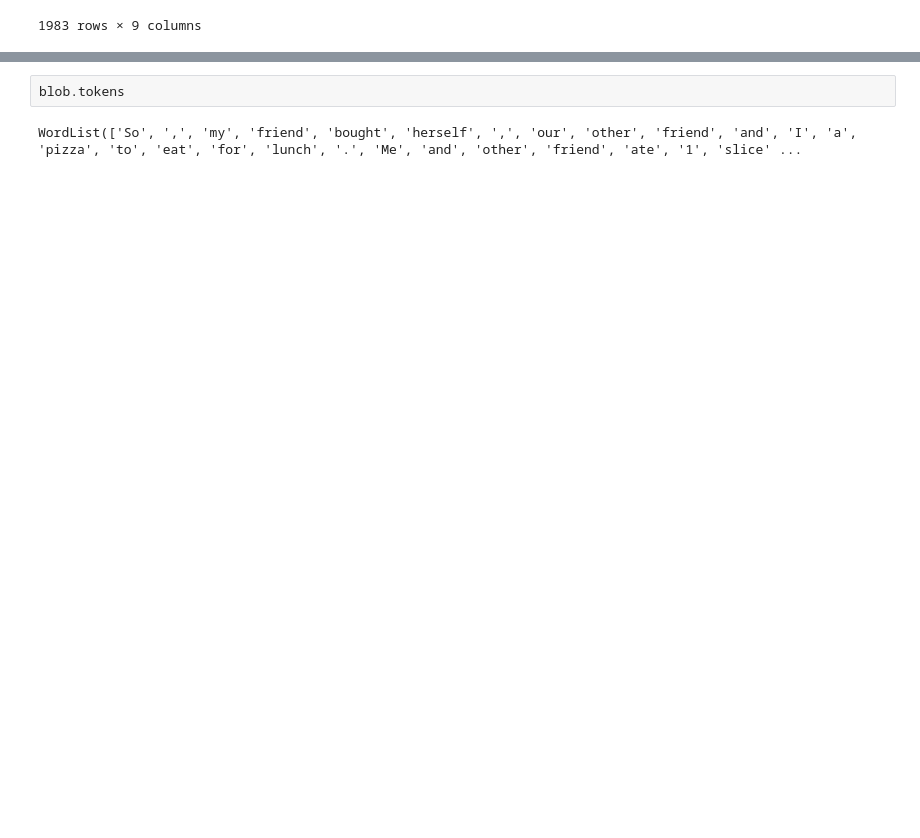
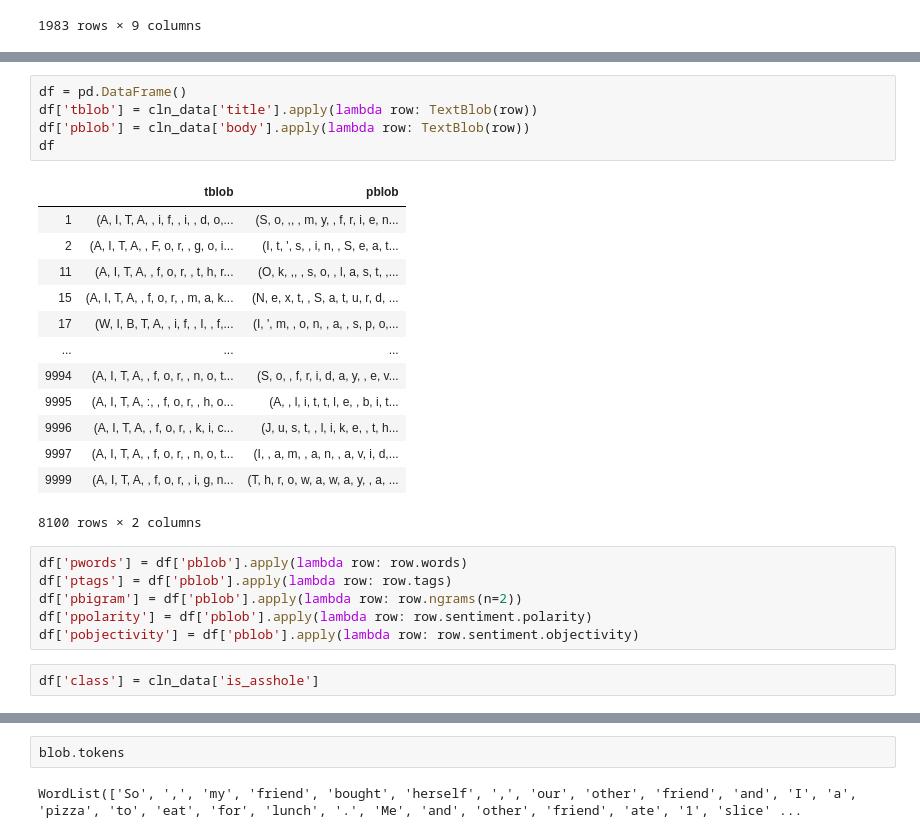
Before and after one commit to sierrabroussard/aita-project, a Jupyter notebook: aita_feature_extraction.ipynb, the cells around one changed output, grey strips where cells are left out. Saved outputs shown, nothing was run; the diff lists cells and outputs as text; blank space fills up the shorter version.

```diff
--- a/aita_feature_extraction.ipynb
+++ b/aita_feature_extraction.ipynb
@@ -163,0 +150,27 @@ blob = TextBlob(ah['body'].iloc[0])
+# %%
+df = pd.DataFrame()
+df['tblob'] = cln_data['title'].apply(lambda row: TextBlob(row))
+df['pblob'] = cln_data['body'].apply(lambda row: TextBlob(row))
+df
+# %% [output]
+|  | tblob | pblob |
+| 1 | (A, I, T, A, , i, f, , i, , d, o,... | (S, o, ,, , m, y, , f, r, i, e, n... |
+| 2 | (A, I, T, A, , F, o, r, , g, o, i... | (I, t, ', s, , i, n, , S, e, a, t... |
+| 11 | (A, I, T, A, , f, o, r, , t, h, r... | (O, k, ,, , s, o, , l, a, s, t, ,... |
+| 15 | (A, I, T, A, , f, o, r, , m, a, k... | (N, e, x, t, , S, a, t, u, r, d, ... |
+| 17 | (W, I, B, T, A, , i, f, , I, , f,... | (I, ', m, , o, n, , a, , s, p, o,... |
+| ... | ... | ... |
+| 9994 | (A, I, T, A, , f, o, r, , n, o, t... | (S, o, , f, r, i, d, a, y, , e, v... |
+| 9995 | (A, I, T, A, :, , f, o, r, , h, o... | (A, , l, i, t, t, l, e, , b, i, t... |
+| 9996 | (A, I, T, A, , f, o, r, , k, i, c... | (J, u, s, t, , l, i, k, e, , t, h... |
+| 9997 | (A, I, T, A, , f, o, r, , n, o, t... | (I, , a, m, , a, n, , a, v, i, d,... |
+| 9999 | (A, I, T, A, , f, o, r, , i, g, n... | (T, h, r, o, w, a, w, a, y, , a, ... |
+8100 rows × 2 columns
+# %%
+df['pwords'] = df['pblob'].apply(lambda row: row.words)
+df['ptags'] = df['pblob'].apply(lambda row: row.tags)
+df['pbigram'] = df['pblob'].apply(lambda row: row.ngrams(n=2))
+df['ppolarity'] = df['pblob'].apply(lambda row: row.sentiment.polarity)
+df['pobjectivity'] = df['pblob'].apply(lambda row: row.sentiment.objectivity)
+# %%
+df['class'] = cln_data['is_asshole']
```
Also changed, not shown: parts of 4 cells of this notebook.
